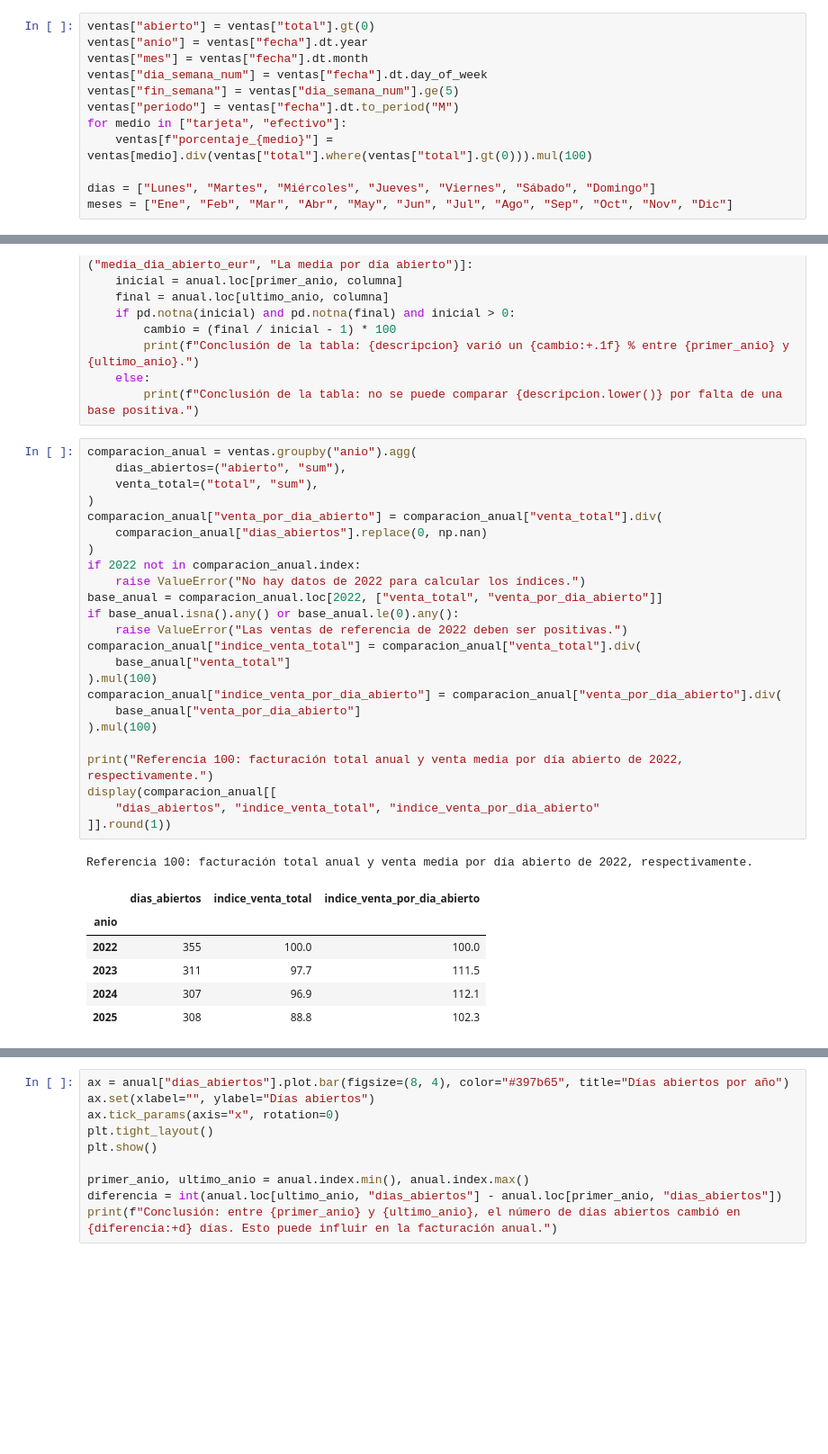
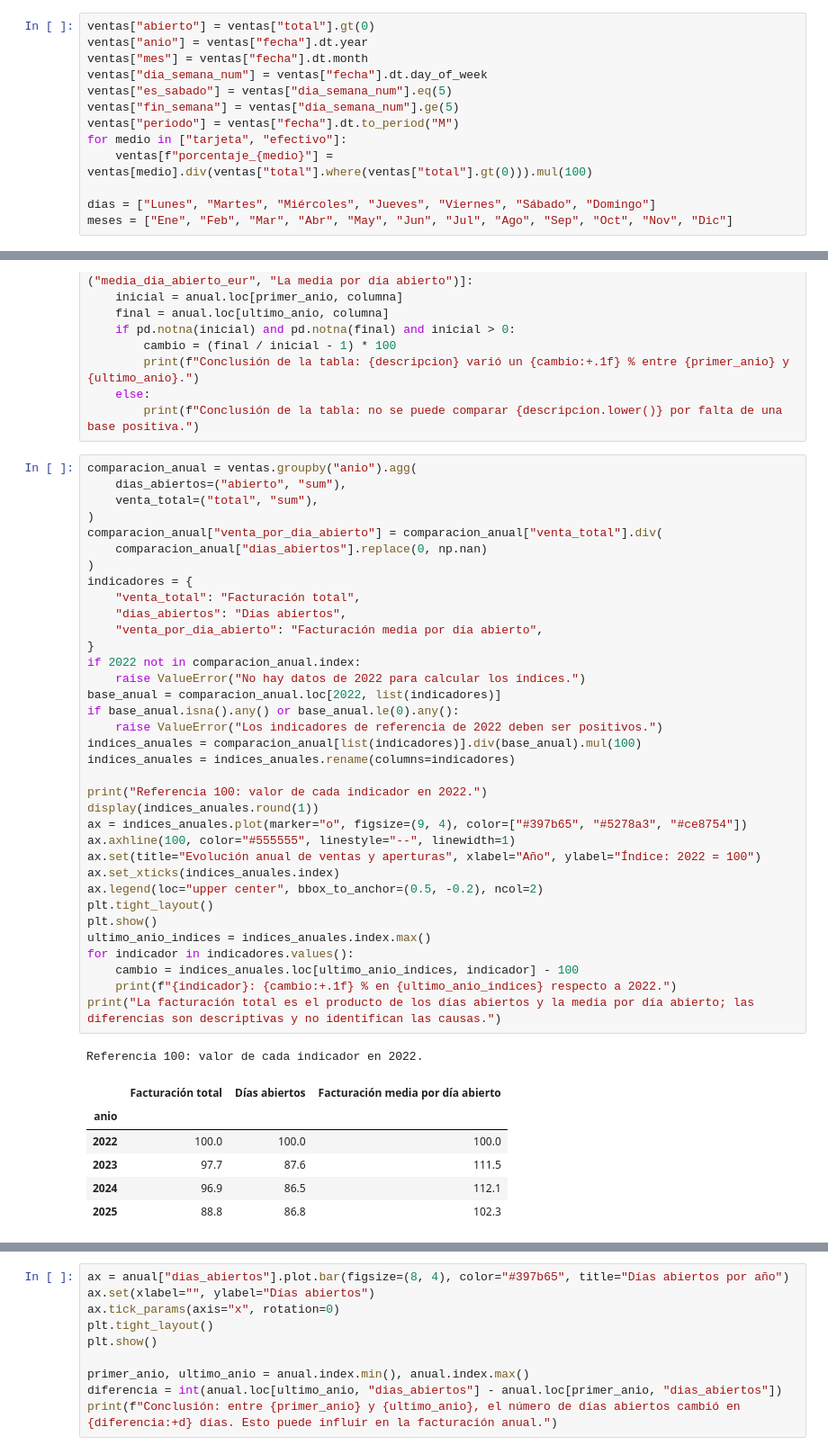
Before and after one commit to migueldevesaferrer/winery-direct-sales-viability, a Jupyter notebook: notebooks/eda.ipynb, the cells around one changed output, grey strips where cells are left out. Shown at 90% size. Saved outputs shown, nothing was run; the diff lists cells and outputs as text; blank space fills up the shorter version.

```diff
--- a/notebooks/eda.ipynb
+++ b/notebooks/eda.ipynb
@@ -107,6 +107,7 @@ ventas["abierto"] = ventas["total"].gt(0)
 ventas["anio"] = ventas["fecha"].dt.year
 ventas["mes"] = ventas["fecha"].dt.month
 ventas["dia_semana_num"] = ventas["fecha"].dt.day_of_week
+ventas["es_sabado"] = ventas["dia_semana_num"].eq(5)
 ventas["fin_semana"] = ventas["dia_semana_num"].ge(5)
 ventas["periodo"] = ventas["fecha"].dt.to_period("M")
 for medio in ["tarjeta", "efectivo"]:
@@ -141,32 +144,43 @@ for columna, descripcion in [("ventas_totales_eur", "La facturación total"), ("
 # %%
 comparacion_anual = ventas.groupby("anio").agg(
     dias_abiertos=("abierto", "sum"),
     venta_total=("total", "sum"),
 )
 comparacion_anual["venta_por_dia_abierto"] = comparacion_anual["venta_total"].div(
     comparacion_anual["dias_abiertos"].replace(0, np.nan)
 )
+indicadores = {
+    "venta_total": "Facturación total",
+    "dias_abiertos": "Días abiertos",
+    "venta_por_dia_abierto": "Facturación media por día abierto",
+}
 if 2022 not in comparacion_anual.index:
     raise ValueError("No hay datos de 2022 para calcular los índices.")
-base_anual = comparacion_anual.loc[2022, ["venta_total", "venta_por_dia_abierto"]]
+base_anual = comparacion_anual.loc[2022, list(indicadores)]
 if base_anual.isna().any() or base_anual.le(0).any():
-    raise ValueError("Las ventas de referencia de 2022 deben ser positivas.")
-comparacion_anual["indice_venta_total"] = comparacion_anual["venta_total"].div(
-    base_anual["venta_total"]
-).mul(100)
-comparacion_anual["indice_venta_por_dia_abierto"] = comparacion_anual["venta_por_dia_abierto"].div(
-    base_anual["venta_por_dia_abierto"]
-).mul(100)
+    raise ValueError("Los indicadores de referencia de 2022 deben ser positivos.")
+indices_anuales = comparacion_anual[list(indicadores)].div(base_anual).mul(100)
+indices_anuales = indices_anuales.rename(columns=indicadores)
 
-print("Referencia 100: facturación total anual y venta media por día abierto de 2022, respectivamente.")
-display(comparacion_anual[[
-    "dias_abiertos", "indice_venta_total", "indice_venta_por_dia_abierto"
-]].round(1))
+print("Referencia 100: valor de cada indicador en 2022.")
+display(indices_anuales.round(1))
+ax = indices_anuales.plot(marker="o", figsize=(9, 4), color=["#397b65", "#5278a3", "#ce8754"])
+ax.axhline(100, color="#555555", linestyle="--", linewidth=1)
+ax.set(title="Evolución anual de ventas y aperturas", xlabel="Año", ylabel="Índice: 2022 = 100")
+ax.set_xticks(indices_anuales.index)
+ax.legend(loc="upper center", bbox_to_anchor=(0.5, -0.2), ncol=2)
+plt.tight_layout()
+plt.show()
+ultimo_anio_indices = indices_anuales.index.max()
+for indicador in indicadores.values():
+    cambio = indices_anuales.loc[ultimo_anio_indices, indicador] - 100
+    print(f"{indicador}: {cambio:+.1f} % en {ultimo_anio_indices} respecto a 2022.")
+print("La facturación total es el producto de los días abiertos y la media por día abierto; las diferencias son descriptivas y no identifican las causas.")
 # %% [output]
-Referencia 100: facturación total anual y venta media por día abierto de 2022, respectivamente.
+Referencia 100: valor de cada indicador en 2022.
-|  | dias_abiertos | indice_venta_total | indice_venta_por_dia_abierto |
+|  | Facturación total | Días abiertos | Facturación media por día abierto |
 | anio |  |  |  |
-| 2022 | 355 | 100.0 | 100.0 |
-| 2023 | 311 | 97.7 | 111.5 |
-| 2024 | 307 | 96.9 | 112.1 |
-| 2025 | 308 | 88.8 | 102.3 |
+| 2022 | 100.0 | 100.0 | 100.0 |
+| 2023 | 97.7 | 87.6 | 111.5 |
+| 2024 | 96.9 | 86.5 | 112.1 |
+| 2025 | 88.8 | 86.8 | 102.3 |
```
Also changed, not shown: parts of 13 cells of this notebook.
